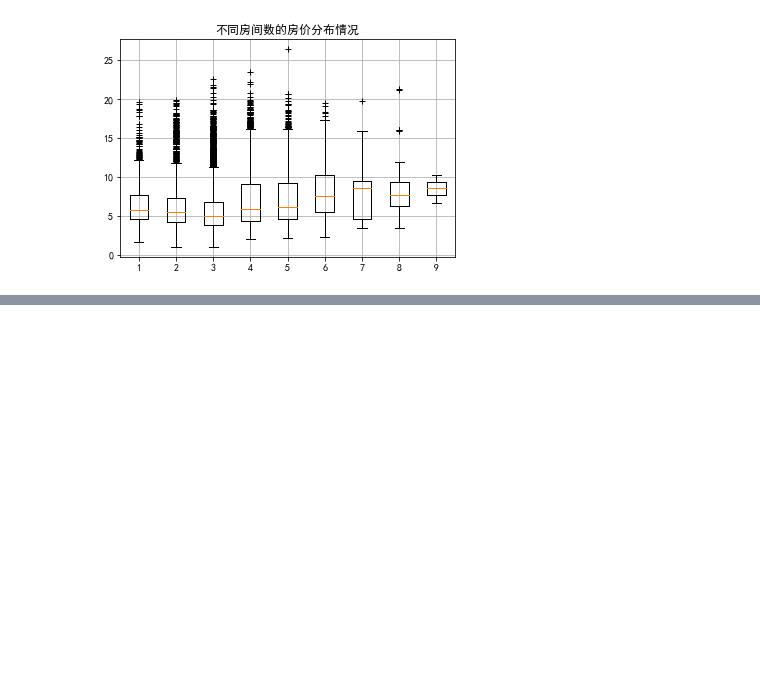
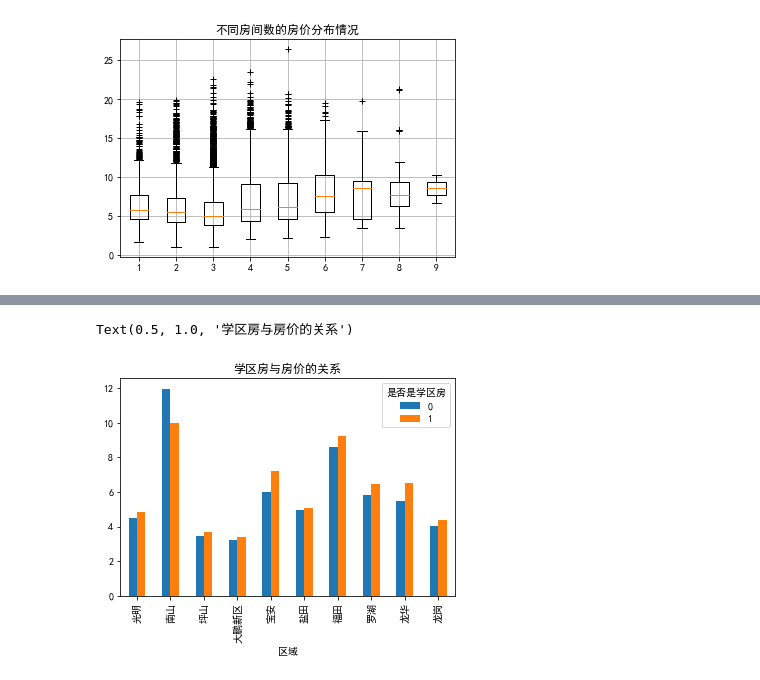
Before and after one commit to kusutori/pythonTest, a Jupyter notebook: 2homework1/1.ipynb, the cells around one changed output, grey strips where cells are left out. Saved outputs shown, nothing was run; the diff lists cells and outputs as text; code cells hidden in the pictures; blank space fills up the shorter version.

```diff
--- a/2homework1/1.ipynb
+++ b/2homework1/1.ipynb
@@ -280,0 +289,8 @@ ValueError: shape mismatch: objects cannot be broadcast to a single shape
+# %%
+# 透视表
+subway_money = pd.pivot_table(data=data,columns='是否是学区房',index='区域',values='平米单价',aggfunc='mean')
+subway_money.plot.bar() # 画柱状图
+plt.title("学区房与房价的关系")
+# %% [output]
+Text(0.5, 1.0, '学区房与房价的关系')
+[figure, added]
```
Also changed, not shown: parts of 5 cells of this notebook.
